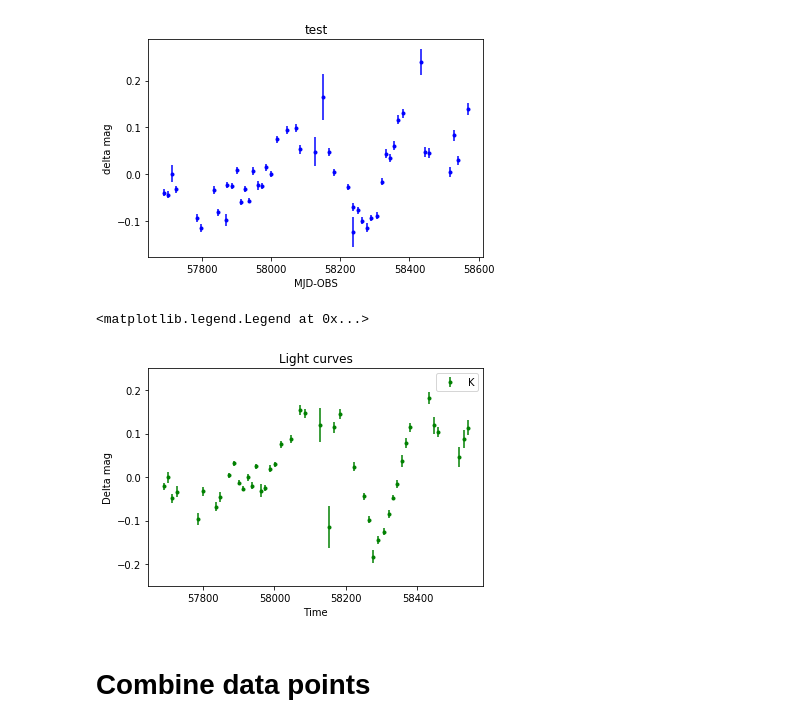
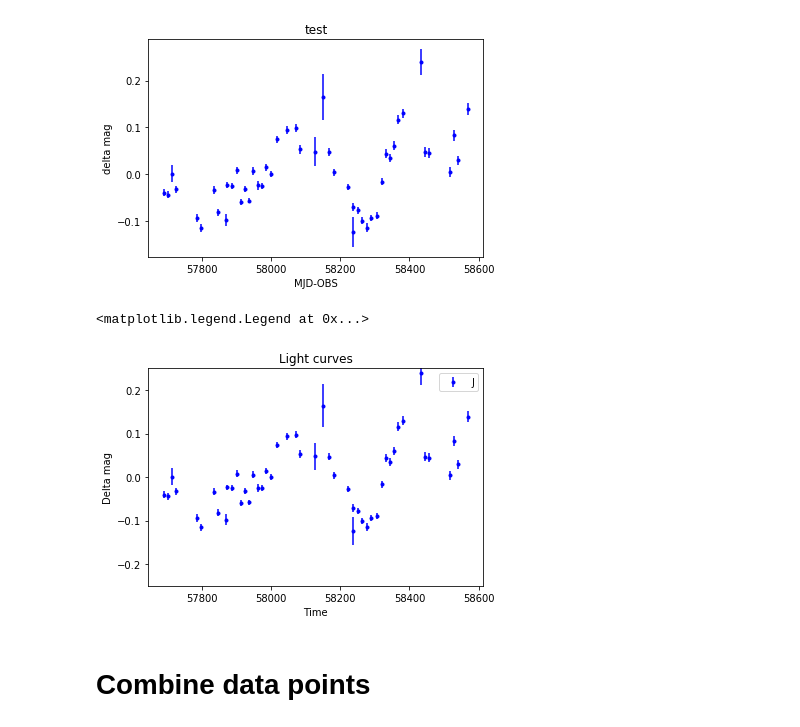
Before and after one commit to MalteBrinch/Master-Thesis-Code, a Jupyter notebook: Data plot.ipynb, the cells around one changed output. Cells and saved outputs as stored; diff of their text form; code cells hidden in the pictures.

```diff
--- a/Data plot.ipynb
+++ b/Data plot.ipynb
@@ -61,11 +61,13 @@ plt.show()
 [figure]
 # %%
 #J band data
-xJ=np.asarray(mjd_obs[maskJ], dtype=float)
+Jtemp=delta_mag_agn_ref1[maskJ]
+Jisnan=~np.isnan(Jtemp)
+xJ=np.asarray(mjd_obs[maskJ][Jisnan], dtype=float)
 nJ=len(xJ)
 XJ = np.reshape(xJ,(nJ,1))
-yJ=np.asarray(delta_mag_agn_ref1[maskJ]-np.median(delta_mag_agn_ref1[maskJ]), dtype=float)
-yJerr = np.array(magerr_agn[maskJ], dtype=float)
+yJ=np.asarray(delta_mag_agn_ref1[maskJ][Jisnan]-np.median(delta_mag_agn_ref1[maskJ][Jisnan]), dtype=float)
+yJerr = np.asarray(magerr_agn[maskJ][Jisnan], dtype=float)
 
 #H band data
 maskH = (filt == 'H')
@@ -157,23 +159,23 @@ X_tot=np.reshape(X_tot,(len(X_tot),1))
 #combine all y values for guess
 Y_tot= np.concatenate((yJ,yH,yK),axis=None)
 # %%
-#plt.errorbar(xJ, yJ, yJerr,fmt='b.',label='J')
+plt.errorbar(xJ, yJ, yJerr,fmt='b.',label='J')
 #plt.errorbar(xH, yH, yHerr,fmt='r.',label='H')
-plt.errorbar(xK, yK, yKerr,fmt='g.',label='K')
+#plt.errorbar(xK, yK, yKerr,fmt='g.',label='K')
 #plt.errorbar(xg, yg, ygerr,fmt='c.',label='g')
 #plt.errorbar(xr, yr, yrerr,fmt='m.',label='r')
 #plt.errorbar(xi, yi, yierr,fmt='y.',label='i')
 #plt.errorbar(xz, yz, yzerr,fmt='k.',label='z')
 
 plt.ylim(-0.25,0.25)
 #plt.xlim(58200,58400)
 plt.title('Light curves')
 plt.xlabel('Time')
 plt.ylabel('Delta mag')
 plt.legend()
 # %% [output]
 <matplotlib.legend.Legend at 0x...>
-[figure, old version]
+[figure, new version]
 # %% [markdown]
 # Combine data points
 # %%
```
Also changed, not shown: 2 other files.
